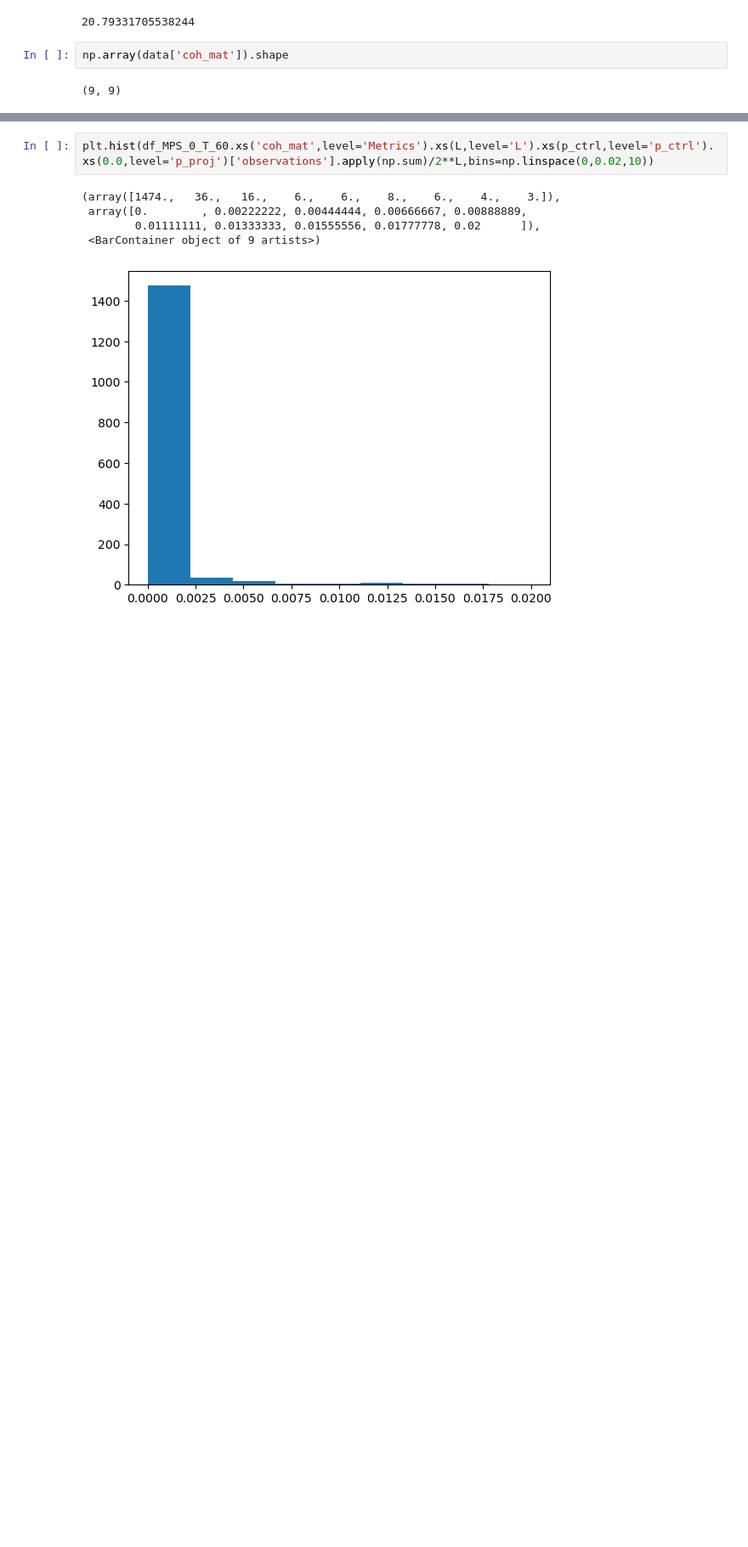
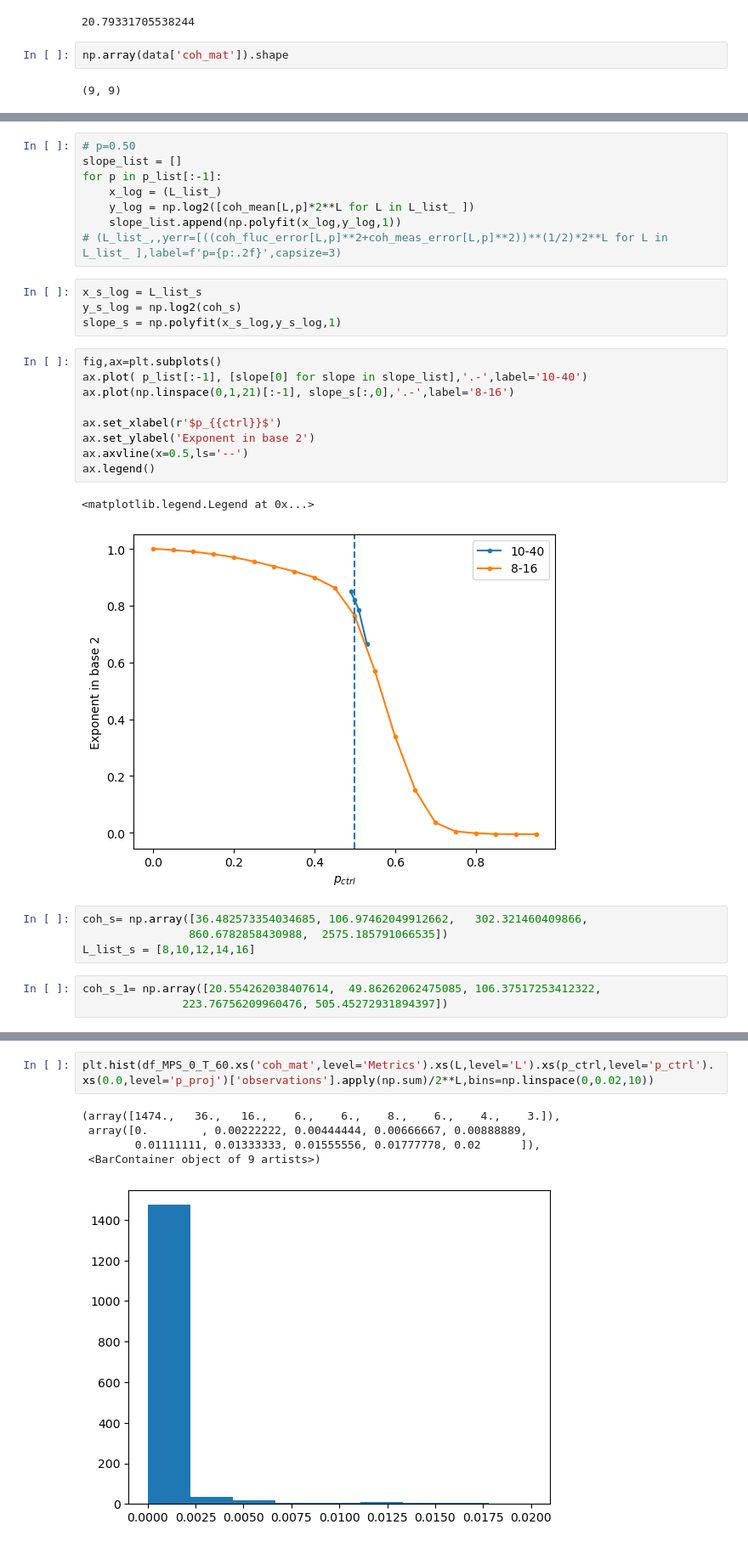
Before and after one commit to youtao1999/CT_MPS, a Jupyter notebook: FM_coherence.ipynb, the cells around one changed output, grey strips where cells are left out. Shown: that part at 85% size. Cells and saved outputs as stored; diff of their text form; blank space fills up the shorter version.

```diff
--- a/FM_coherence.ipynb
+++ b/FM_coherence.ipynb
@@ -107,0 +329,31 @@ df_MPS_0_T_60=convert_pd(data_MPS_0_T_dict,names=['Metrics','p_ctrl','L','p_proj
+# %%
+# p=0.50
+slope_list = []
+for p in p_list[:-1]:
+    x_log = (L_list_)
+    y_log = np.log2([coh_mean[L,p]*2**L for L in L_list_ ])
+    slope_list.append(np.polyfit(x_log,y_log,1))
+# (L_list_,,yerr=[((coh_fluc_error[L,p]**2+coh_meas_error[L,p]**2))**(1/2)*2**L for L in L_list_ ],label=f'p={p:.2f}',capsize=3)
+# %%
+x_s_log = L_list_s
+y_s_log = np.log2(coh_s)
+slope_s = np.polyfit(x_s_log,y_s_log,1)
+# %%
+fig,ax=plt.subplots()
+ax.plot( p_list[:-1], [slope[0] for slope in slope_list],'.-',label='10-40')
+ax.plot(np.linspace(0,1,21)[:-1], slope_s[:,0],'.-',label='8-16')
+
+ax.set_xlabel(r'$p_{{ctrl}}$')
+ax.set_ylabel('Exponent in base 2')
+ax.axvline(x=0.5,ls='--')
+ax.legend()
+# %% [output]
+<matplotlib.legend.Legend at 0x...>
+[figure, added]
+# %%
+coh_s= np.array([36.482573354034685, 106.97462049912662,   302.321460409866,
+                860.6782858430988,  2575.185791066535])
+L_list_s = [8,10,12,14,16]
+# %%
+coh_s_1= np.array([20.554262038407614,  49.86262062475085, 106.37517253412322,
+               223.76756209960476, 505.45272931894397])
```
Also changed, not shown: parts of 118 cells of this notebook, 2 other files.
